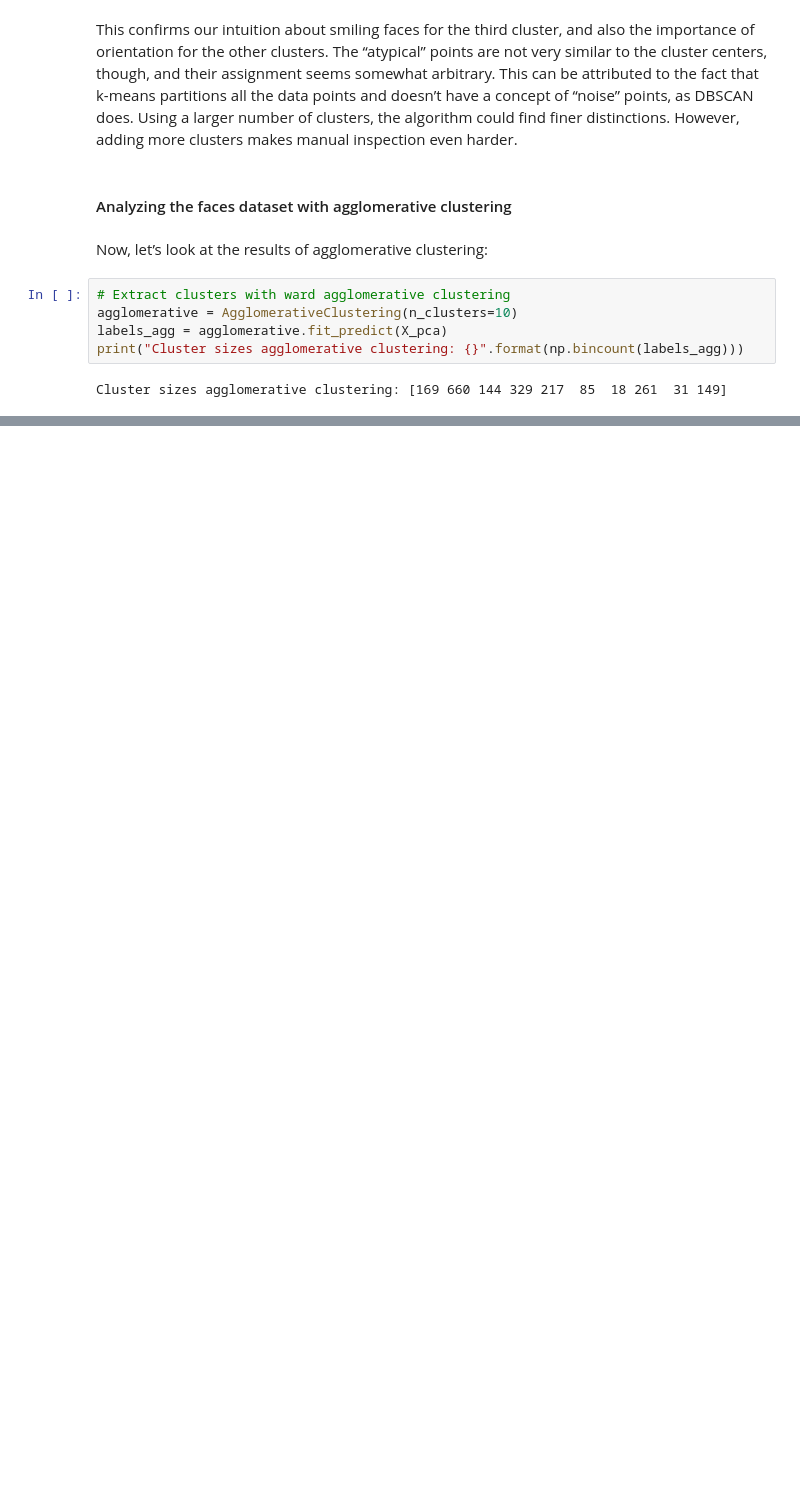
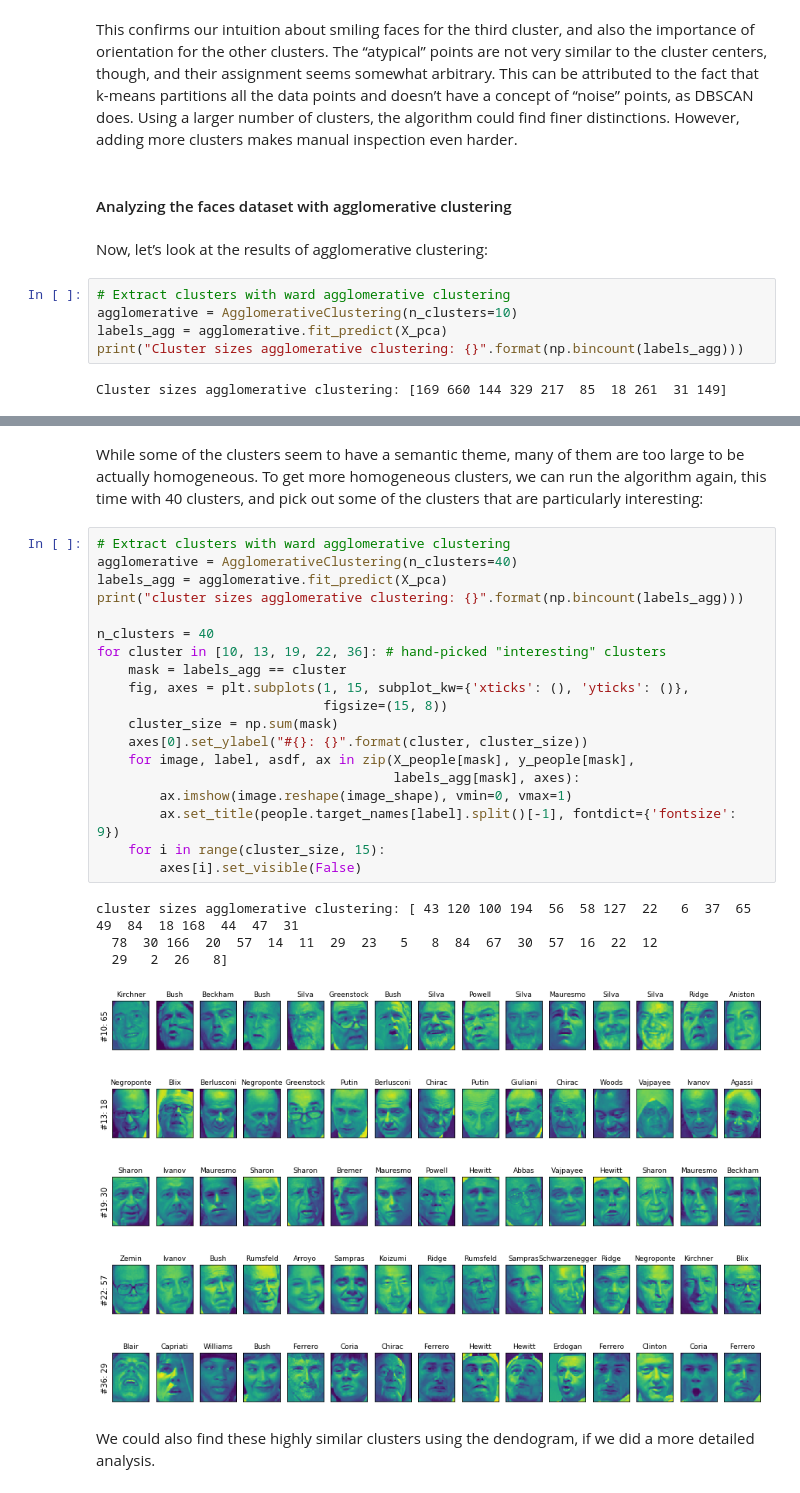
Before and after one commit to carlhinderer/python-ml-intro, a Jupyter notebook: notebooks/03_unsupervised_learning/i_comparing_cluster_algorithms.ipynb, the cells around one changed output, grey strips where cells are left out. Cells and saved outputs as stored; diff of their text form; blank space fills up the shorter version.

```diff
--- a/notebooks/03_unsupervised_learning/i_comparing_cluster_algorithms.ipynb
+++ b/notebooks/03_unsupervised_learning/i_comparing_cluster_algorithms.ipynb
@@ -325,0 +378,32 @@ Cluster sizes agglomerative clustering: [169 660 144 329 217  85  18 261  31 149
+# %% [markdown]
+While some of the clusters seem to have a semantic theme, many of them are too large to be actually homogeneous. To get more homogeneous clusters, we can run the algorithm again, this time with 40 clusters, and pick out some of the clusters that are particularly interesting:
+# %%
+# Extract clusters with ward agglomerative clustering
+agglomerative = AgglomerativeClustering(n_clusters=40)
+labels_agg = agglomerative.fit_predict(X_pca)
+print("cluster sizes agglomerative clustering: {}".format(np.bincount(labels_agg)))
+
+n_clusters = 40
+for cluster in [10, 13, 19, 22, 36]: # hand-picked "interesting" clusters
+    mask = labels_agg == cluster
+    fig, axes = plt.subplots(1, 15, subplot_kw={'xticks': (), 'yticks': ()},
+                             figsize=(15, 8))
+    cluster_size = np.sum(mask)
+    axes[0].set_ylabel("#{}: {}".format(cluster, cluster_size))
+    for image, label, asdf, ax in zip(X_people[mask], y_people[mask],
+                                      labels_agg[mask], axes):
+        ax.imshow(image.reshape(image_shape), vmin=0, vmax=1)
+        ax.set_title(people.target_names[label].split()[-1], fontdict={'fontsize': 9})
+    for i in range(cluster_size, 15):
+        axes[i].set_visible(False)
+# %% [output]
+cluster sizes agglomerative clustering: [ 43 120 100 194  56  58 127  22   6  37  65  49  84  18 168  44  47  31
+  78  30 166  20  57  14  11  29  23   5   8  84  67  30  57  16  22  12
+  29   2  26   8]
+[figure, added]
+[figure, added]
+[figure, added]
+[figure, added]
+[figure, added]
+# %% [markdown]
+We could also find these highly similar clusters using the dendogram, if we did a more detailed analysis.
```
Also changed, not shown: parts of 7 cells of this notebook.
